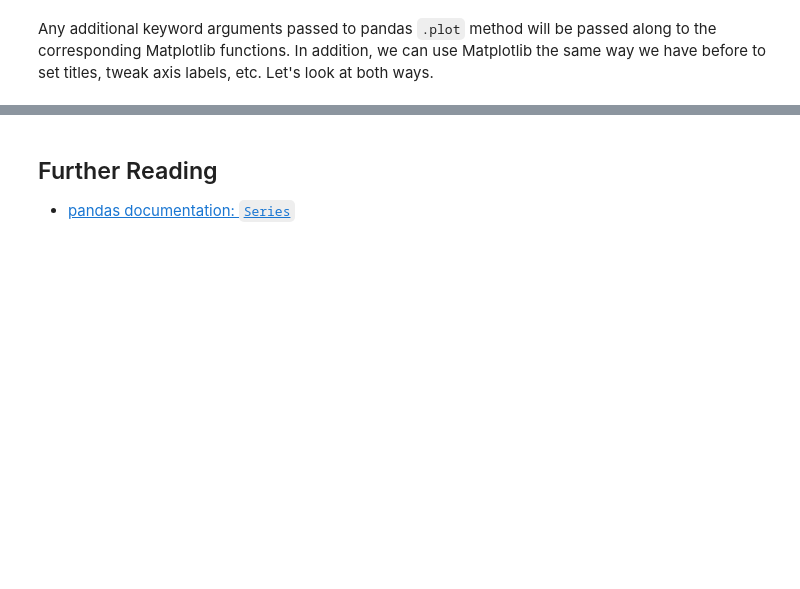
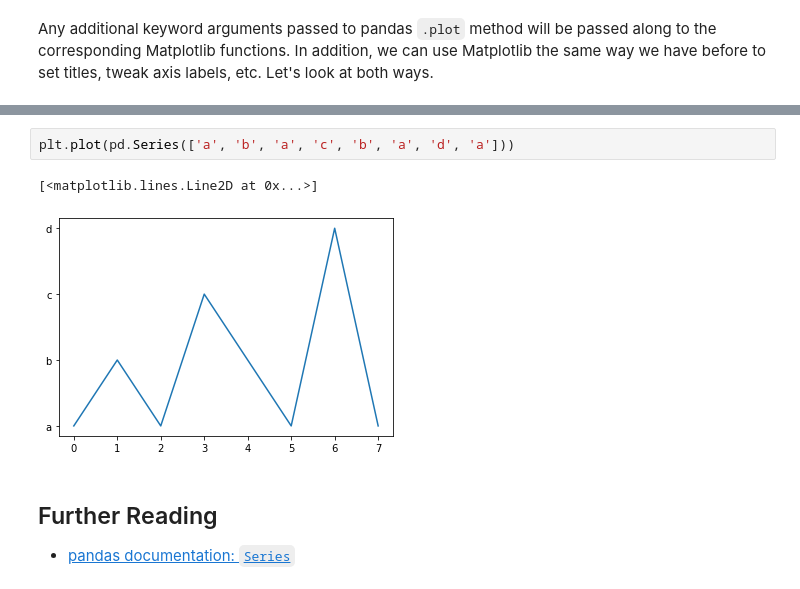
Before and after one commit to CodeupClassroom/innis-ds-libraries, a Jupyter notebook: series.ipynb, the cells around one changed output, grey strips where cells are left out. Cells and saved outputs as stored; diff of their text form; blank space fills up the shorter version.

Commit message:
add addended series notebook

```diff
--- a/series.ipynb
+++ b/series.ipynb
@@ -505,3 +1017,8 @@ plt.show()
+# %%
+plt.plot(pd.Series(['a', 'b', 'a', 'c', 'b', 'a', 'd', 'a']))
+# %% [output]
+[<matplotlib.lines.Line2D at 0x...>]
+[figure, added]
 # %% [markdown]
 ## Further Reading
 
```
Also changed, not shown: parts of 88 cells of this notebook.
